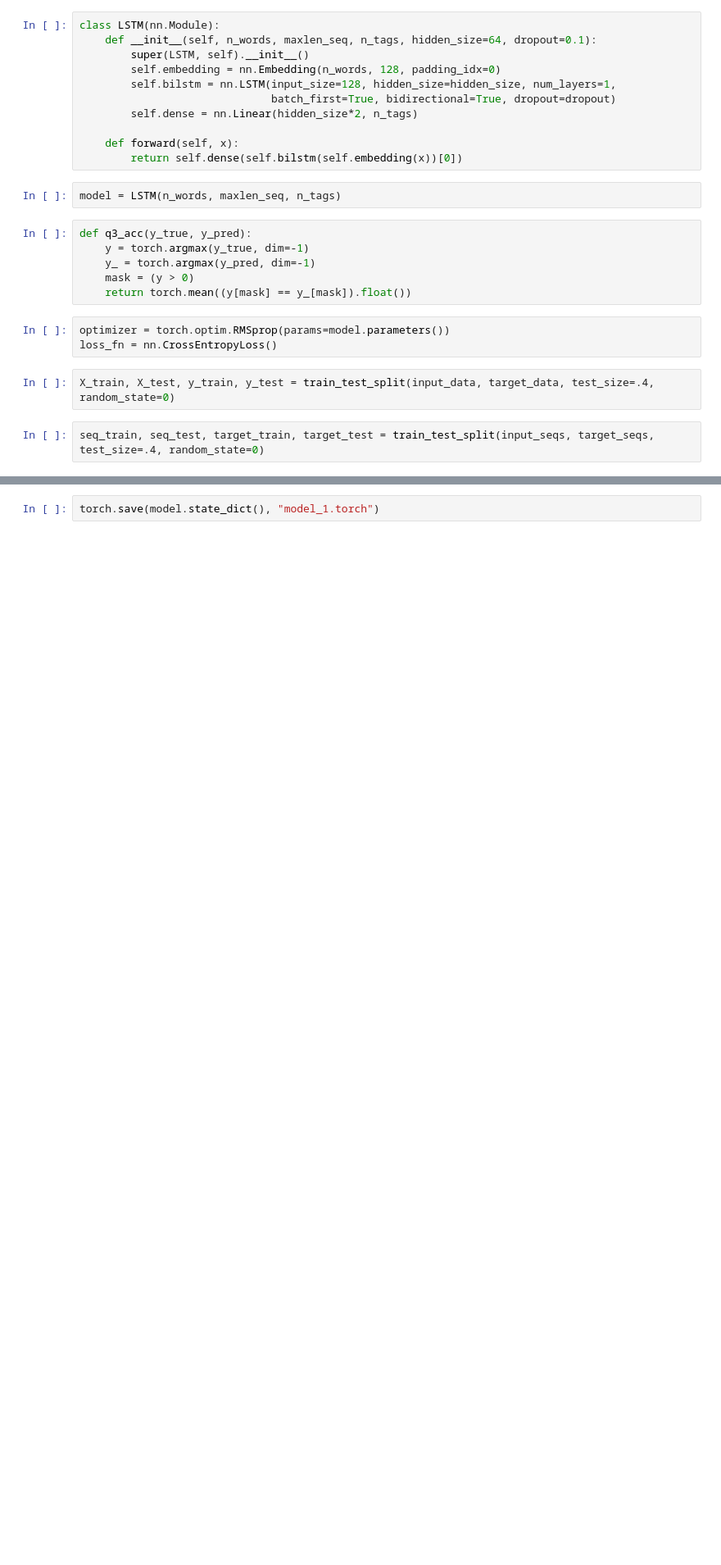
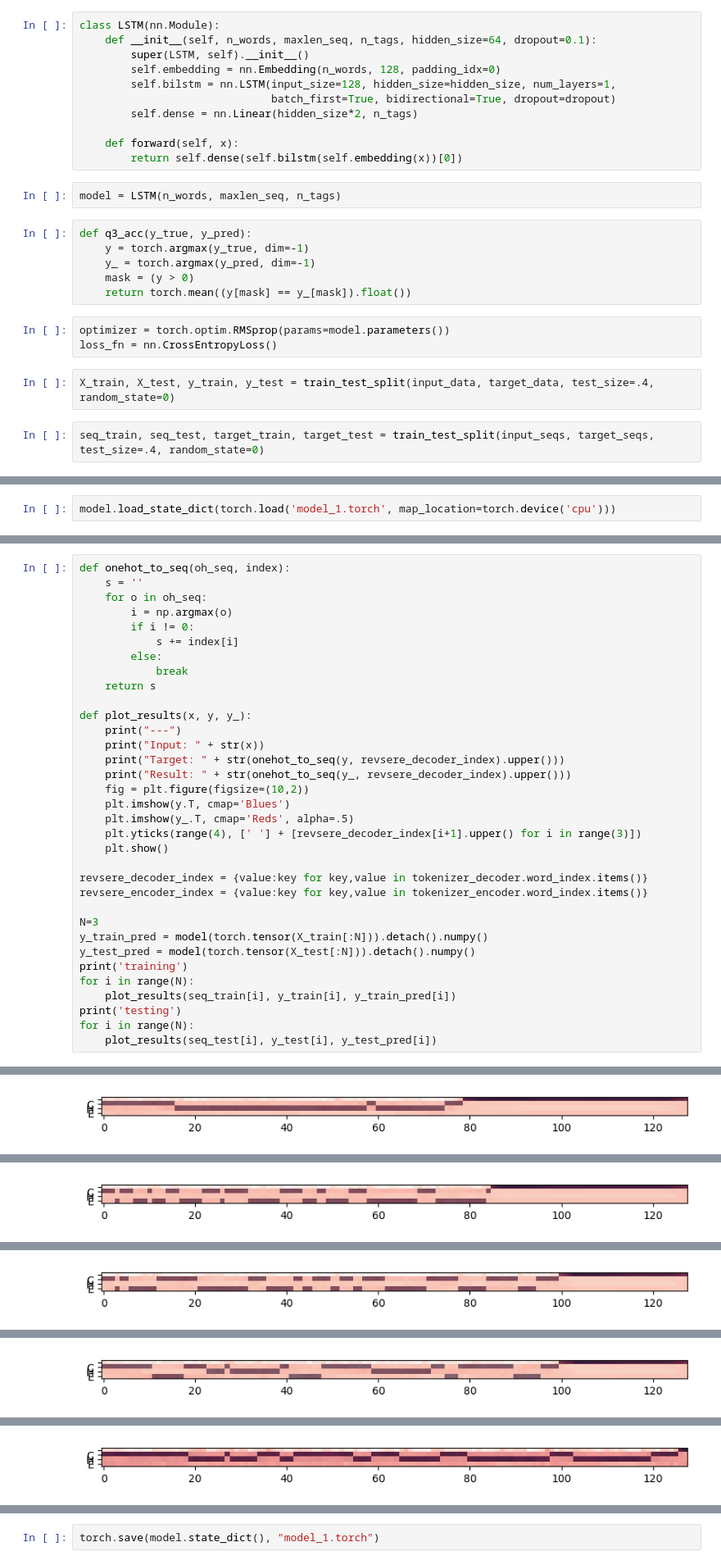
Before and after one commit to leagrenning/MOL3022, a Jupyter notebook: lstm.ipynb, the cells around one changed output, grey strips where cells are left out. Shown: that part at 82% size. Cells and saved outputs as stored; diff of their text form; blank space fills up the shorter version.

```diff
--- a/lstm.ipynb
+++ b/lstm.ipynb
@@ -136,0 +140,2 @@ Epoch: 5 | Train loss: 0.1595 | Val loss: 0.2026 | Val acc: 0.8836
+# %%
+model.load_state_dict(torch.load('model_1.torch', map_location=torch.device('cpu')))
@@ -136,0 +179,35 @@ Epoch: 5 | Train loss: 0.1595 | Val loss: 0.2026 | Val acc: 0.8836
+# %%
+def onehot_to_seq(oh_seq, index):
+    s = ''
+    for o in oh_seq:
+        i = np.argmax(o)
+        if i != 0:
+            s += index[i]
+        else:
+            break
+    return s
+
+def plot_results(x, y, y_):
+    print("---")
+    print("Input: " + str(x))
+    print("Target: " + str(onehot_to_seq(y, revsere_decoder_index).upper()))
+    print("Result: " + str(onehot_to_seq(y_, revsere_decoder_index).upper()))
+    fig = plt.figure(figsize=(10,2))
+    plt.imshow(y.T, cmap='Blues')
+    plt.imshow(y_.T, cmap='Reds', alpha=.5)
+    plt.yticks(range(4), [' '] + [revsere_decoder_index[i+1].upper() for i in range(3)])
+    plt.show()
+
+revsere_decoder_index = {value:key for key,value in tokenizer_decoder.word_index.items()}
+revsere_encoder_index = {value:key for key,value in tokenizer_encoder.word_index.items()}
+
+N=3
+y_train_pred = model(torch.tensor(X_train[:N])).detach().numpy()
+y_test_pred = model(torch.tensor(X_test[:N])).detach().numpy()
+print('training')
+for i in range(N):
+    plot_results(seq_train[i], y_train[i], y_train_pred[i])
+print('testing')
+for i in range(N):
+    plot_results(seq_test[i], y_test[i], y_test_pred[i])
+# %% [output]
@@ -136,0 +219 @@ Epoch: 5 | Train loss: 0.1595 | Val loss: 0.2026 | Val acc: 0.8836
+[figure, added]
@@ -136,0 +224 @@ Epoch: 5 | Train loss: 0.1595 | Val loss: 0.2026 | Val acc: 0.8836
+[figure, added]
@@ -136,0 +229 @@ Epoch: 5 | Train loss: 0.1595 | Val loss: 0.2026 | Val acc: 0.8836
+[figure, added]
@@ -136,0 +235 @@ Epoch: 5 | Train loss: 0.1595 | Val loss: 0.2026 | Val acc: 0.8836
+[figure, added]
@@ -136,0 +240 @@ Epoch: 5 | Train loss: 0.1595 | Val loss: 0.2026 | Val acc: 0.8836
+[figure, added]
```
Also changed, not shown: parts of 8 cells of this notebook, 4 other files.
